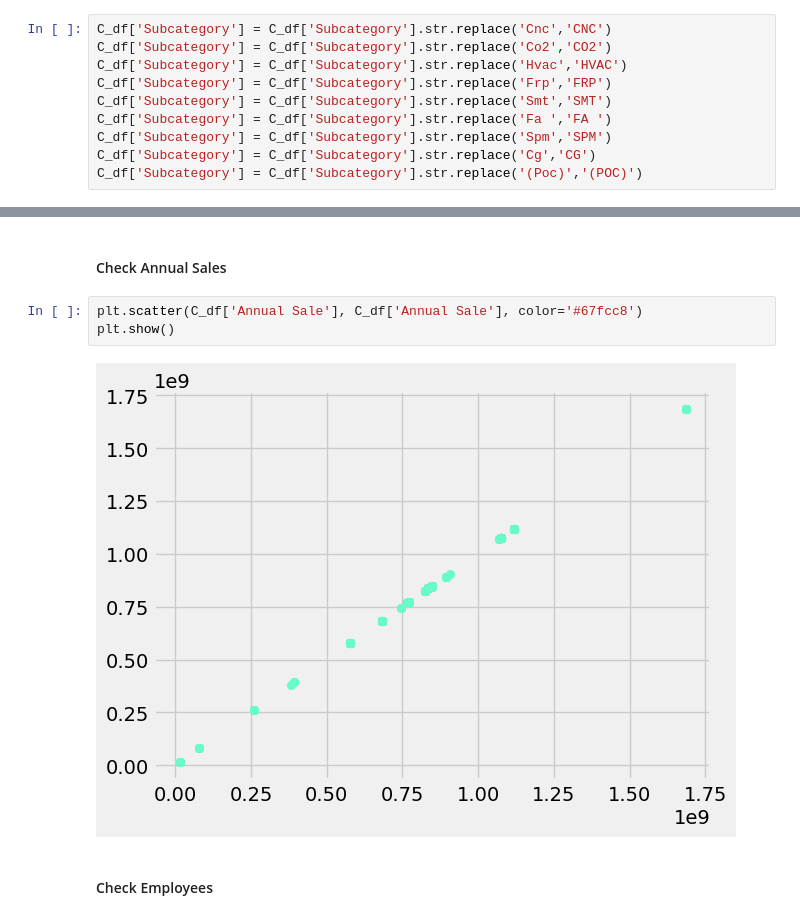
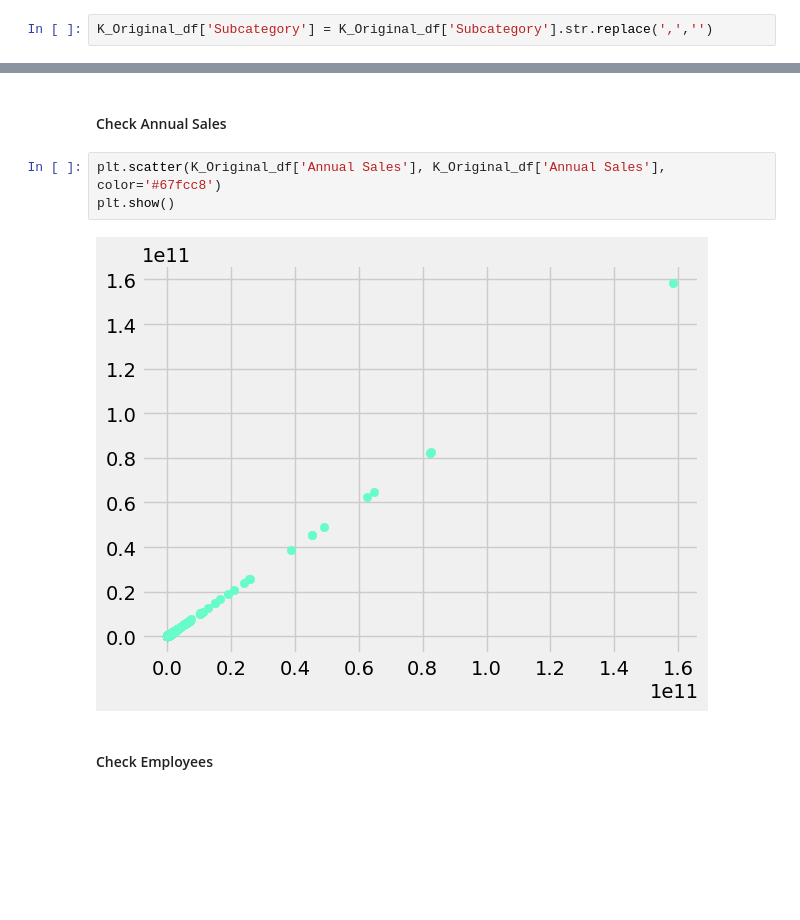
Before and after one commit to mitano-17/Nidec-Drives-Data-Cleaning, a Jupyter notebook: Dataset_Korea_Cleaner.ipynb, the cells around one changed output, grey strips where cells are left out. Cells and saved outputs as stored; diff of their text form; blank space fills up the shorter version.

```diff
--- a/Dataset_Korea_Cleaner.ipynb
+++ b/Dataset_Korea_Cleaner.ipynb
@@ -455,10 +447,2 @@ C_df.loc[C_df['Subcategory'] == 'Wastewaster Treatment Solution ', 'Subcategory'
 # %%
-C_df['Subcategory'] = C_df['Subcategory'].str.replace('Cnc','CNC')
-C_df['Subcategory'] = C_df['Subcategory'].str.replace('Co2','CO2')
-C_df['Subcategory'] = C_df['Subcategory'].str.replace('Hvac','HVAC')
-C_df['Subcategory'] = C_df['Subcategory'].str.replace('Frp','FRP')
-C_df['Subcategory'] = C_df['Subcategory'].str.replace('Smt','SMT')
-C_df['Subcategory'] = C_df['Subcategory'].str.replace('Fa ','FA ')
-C_df['Subcategory'] = C_df['Subcategory'].str.replace('Spm','SPM')
-C_df['Subcategory'] = C_df['Subcategory'].str.replace('Cg','CG')
-C_df['Subcategory'] = C_df['Subcategory'].str.replace('(Poc)','(POC)')
+K_Original_df['Subcategory'] = K_Original_df['Subcategory'].str.replace(',','')
@@ -541,10 +482,10 @@ plt.show()
 # %% [markdown]
 <h4>Check Annual Sales</h4>
 # %%
-plt.scatter(C_df['Annual Sale'], C_df['Annual Sale'], color='#67fcc8')
+plt.scatter(K_Original_df['Annual Sales'], K_Original_df['Annual Sales'], color='#67fcc8')
 plt.show()
 # %% [output]
-[figure, old version]
+[figure, new version]
 # %% [markdown]
 <h4>Check Employees</h4>
 # %%
```
Also changed, not shown: parts of 9 cells of this notebook.
